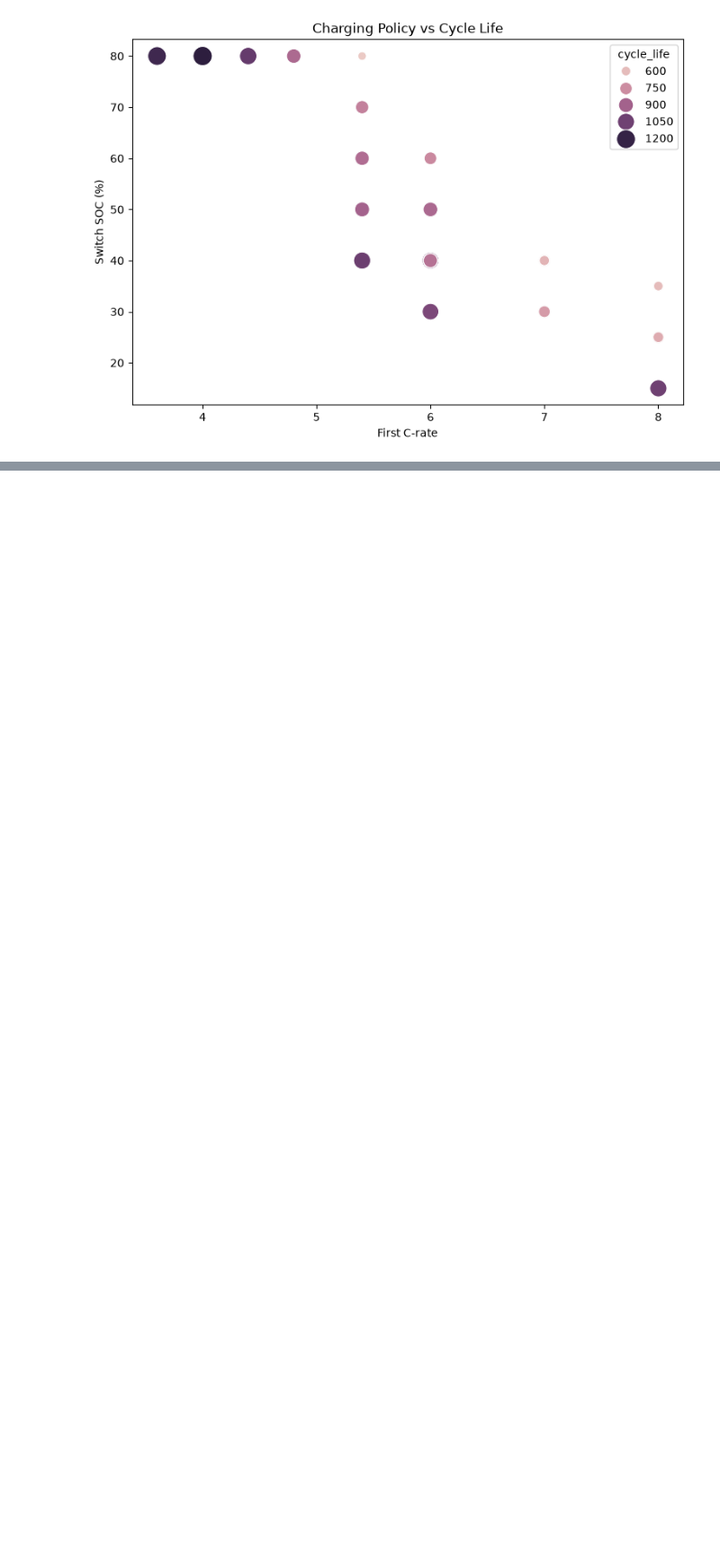
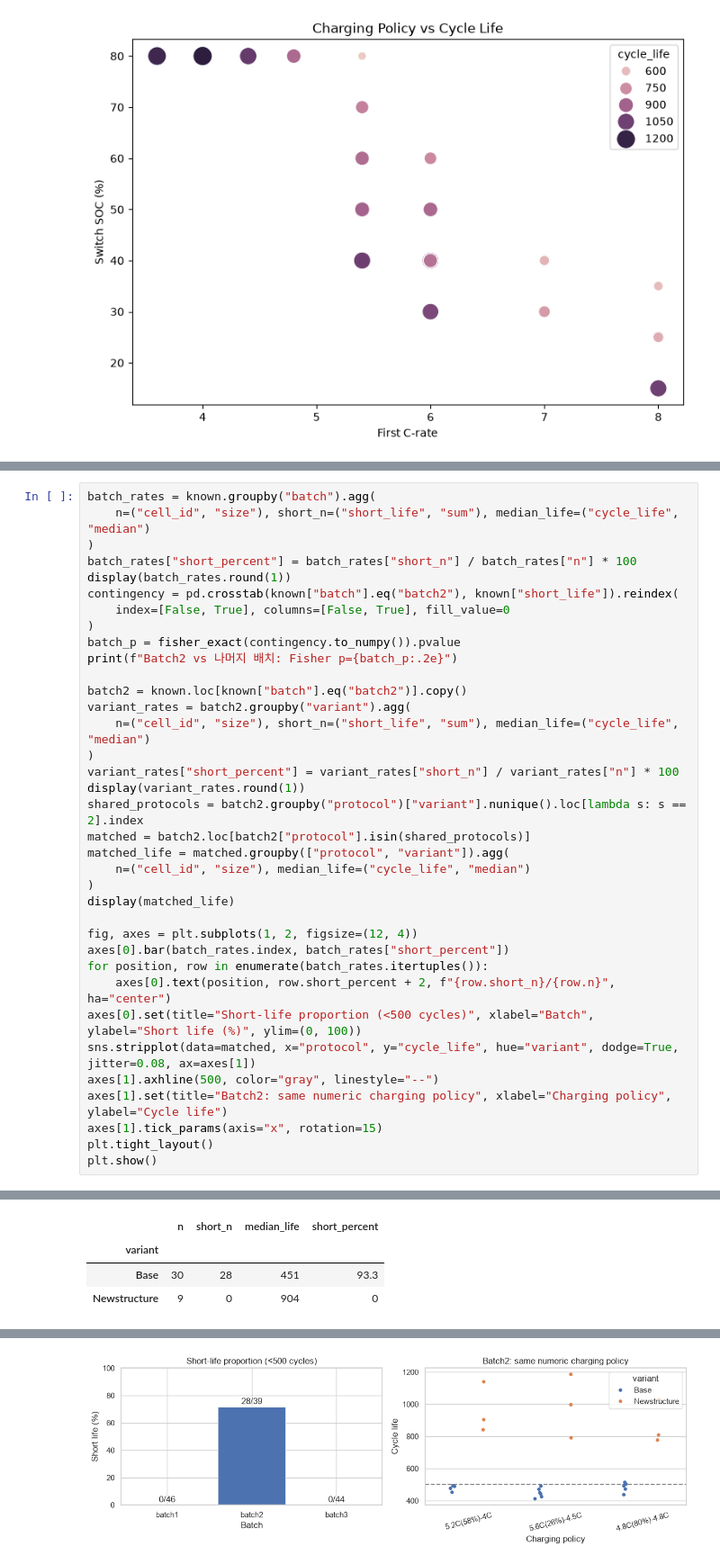
Before and after one commit to chubuzu/Data_Analytics_MiniProject_Skala, a Jupyter notebook: notebooks/02_eda.ipynb, the cells around one changed output, grey strips where cells are left out. Shown at 90% size. Cells and saved outputs as stored; diff of their text form; blank space fills up the shorter version.

```diff
--- a/notebooks/02_eda.ipynb
+++ b/notebooks/02_eda.ipynb
@@ -287,0 +364,37 @@ plt.show()
+# %%
+batch_rates = known.groupby("batch").agg(
+    n=("cell_id", "size"), short_n=("short_life", "sum"), median_life=("cycle_life", "median")
+)
+batch_rates["short_percent"] = batch_rates["short_n"] / batch_rates["n"] * 100
+display(batch_rates.round(1))
+contingency = pd.crosstab(known["batch"].eq("batch2"), known["short_life"]).reindex(
+    index=[False, True], columns=[False, True], fill_value=0
+)
+batch_p = fisher_exact(contingency.to_numpy()).pvalue
+print(f"Batch2 vs 나머지 배치: Fisher p={batch_p:.2e}")
+
+batch2 = known.loc[known["batch"].eq("batch2")].copy()
+variant_rates = batch2.groupby("variant").agg(
+    n=("cell_id", "size"), short_n=("short_life", "sum"), median_life=("cycle_life", "median")
+)
+variant_rates["short_percent"] = variant_rates["short_n"] / variant_rates["n"] * 100
+display(variant_rates.round(1))
+shared_protocols = batch2.groupby("protocol")["variant"].nunique().loc[lambda s: s == 2].index
+matched = batch2.loc[batch2["protocol"].isin(shared_protocols)]
+matched_life = matched.groupby(["protocol", "variant"]).agg(
+    n=("cell_id", "size"), median_life=("cycle_life", "median")
+)
+display(matched_life)
+
+fig, axes = plt.subplots(1, 2, figsize=(12, 4))
+axes[0].bar(batch_rates.index, batch_rates["short_percent"])
+for position, row in enumerate(batch_rates.itertuples()):
+    axes[0].text(position, row.short_percent + 2, f"{row.short_n}/{row.n}", ha="center")
+axes[0].set(title="Short-life proportion (<500 cycles)", xlabel="Batch", ylabel="Short life (%)", ylim=(0, 100))
+sns.stripplot(data=matched, x="protocol", y="cycle_life", hue="variant", dodge=True, jitter=0.08, ax=axes[1])
+axes[1].axhline(500, color="gray", linestyle="--")
+axes[1].set(title="Batch2: same numeric charging policy", xlabel="Charging policy", ylabel="Cycle life")
+axes[1].tick_params(axis="x", rotation=15)
+plt.tight_layout()
+plt.show()
+# %% [output]
@@ -287,0 +407,4 @@ plt.show()
+|  | n | short_n | median_life | short_percent |
+| variant |  |  |  |  |
+| Base | 30 | 28 | 451 | 93.3 |
+| Newstructure | 9 | 0 | 904 | 0 |
@@ -287,0 +419 @@ plt.show()
+[figure, added]
```
Also changed, not shown: parts of 23 cells of this notebook, 25 other files.
